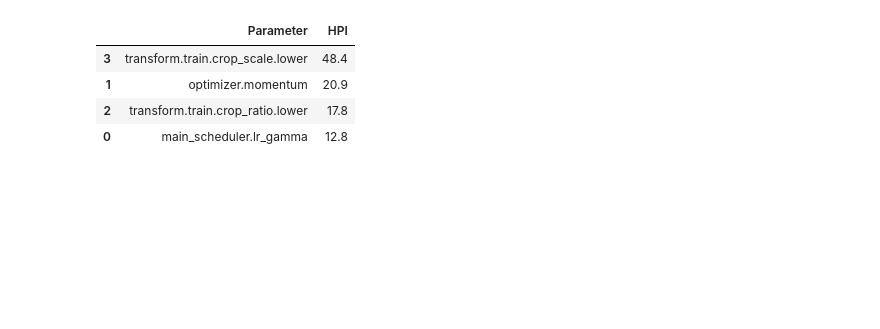
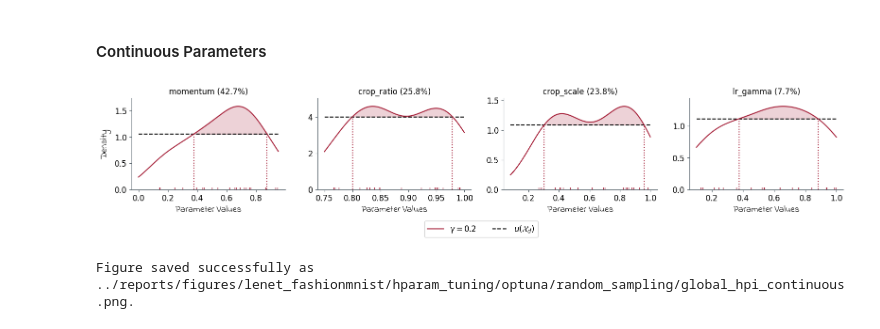
Before and after one commit to mrvnthss/rsa-vision-networks, a Jupyter notebook: notebooks/8.0-mt-optuna-studies.ipynb, the cells around one changed output. Cells and saved outputs as stored; diff of their text form; code cells hidden in the pictures; blank space fills up the shorter version.

```diff
--- a/notebooks/8.0-mt-optuna-studies.ipynb
+++ b/notebooks/8.0-mt-optuna-studies.ipynb
@@ -63,32 +57,38 @@ step_lr_random_median_log.head(10)
+# %% [markdown]
+#### Continuous Parameters
 # %%
 # Load study results from database
-step_lr_random_median_study = optuna.load_study(
-    study_name="lenet_fashionmnist/hparam_tuning/optuna/step_lr_random_median/2024-11-08_07-53-02",
+step_lr_random_study = optuna.load_study(
+    study_name="lenet_fashionmnist/hparam_tuning/optuna/step_lr_random/2025-01-12_12-22-46",
     storage="sqlite:///../optuna_studies.sqlite3"
 )
 
-# Compute local HPI with gamma' = 0.1 and gamma = 1.0
-global_hpi = compute_hpi(
-    step_lr_random_median_study,
-    gamma_prime=0.1,
-    normalize=True,
+# Global HPI with gamma = 0.2
+fig, axes = plot_marginal_pdfs(
+    step_lr_random_study,
+    gamma_prime=0.2,
     params=[
-        "main_scheduler.lr_gamma",
         "optimizer.momentum",
         "transform.train.crop_ratio.lower",
-        "transform.train.crop_scale.lower"
-    ]
+        "transform.train.crop_scale.lower",
+        "main_scheduler.lr_gamma"
+    ],
+    params_aliases=[
+        "momentum",
+        "crop_ratio",
+        "crop_scale",
+        "lr_gamma"
+    ],
+    normalize=True,
+    plot_against_uniform=True
 )
-
-# Convert results to DataFrame
-for k in global_hpi:
-    global_hpi[k] = round(global_hpi[k] * 100, 1)
-global_hpi_df = pd.DataFrame(list(global_hpi.items()), columns=["Parameter", "HPI"])
-global_hpi_df = global_hpi_df.sort_values(by=["HPI"], ascending=False)
-global_hpi_df
+plt.show()
 # %% [output]
-|  | Parameter | HPI |
-| 3 | transform.train.crop_scale.lower | 48.4 |
-| 1 | optimizer.momentum | 20.9 |
-| 2 | transform.train.crop_ratio.lower | 17.8 |
-| 0 | main_scheduler.lr_gamma | 12.8 |
+[figure, added]
+# %%
+save_figure(
+    fig,
+    "../reports/figures/lenet_fashionmnist/hparam_tuning/optuna/random_sampling/global_hpi_continuous.png"
+)
+# %% [output]
+Figure saved successfully as ../reports/figures/lenet_fashionmnist/hparam_tuning/optuna/random_sampling/global_hpi_continuous.png.
```
Also changed, not shown: parts of 14 cells of this notebook, 2 other files.
